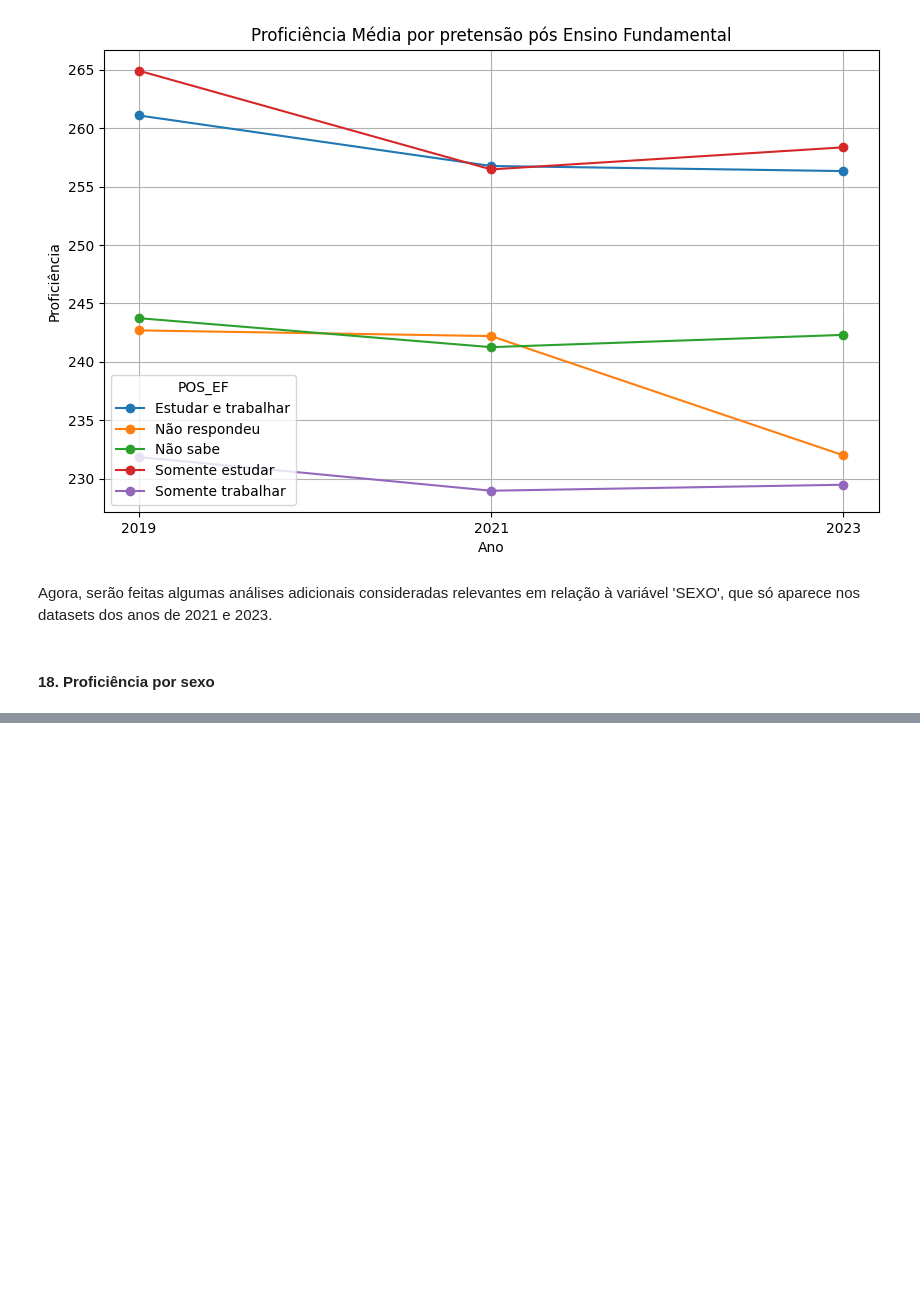
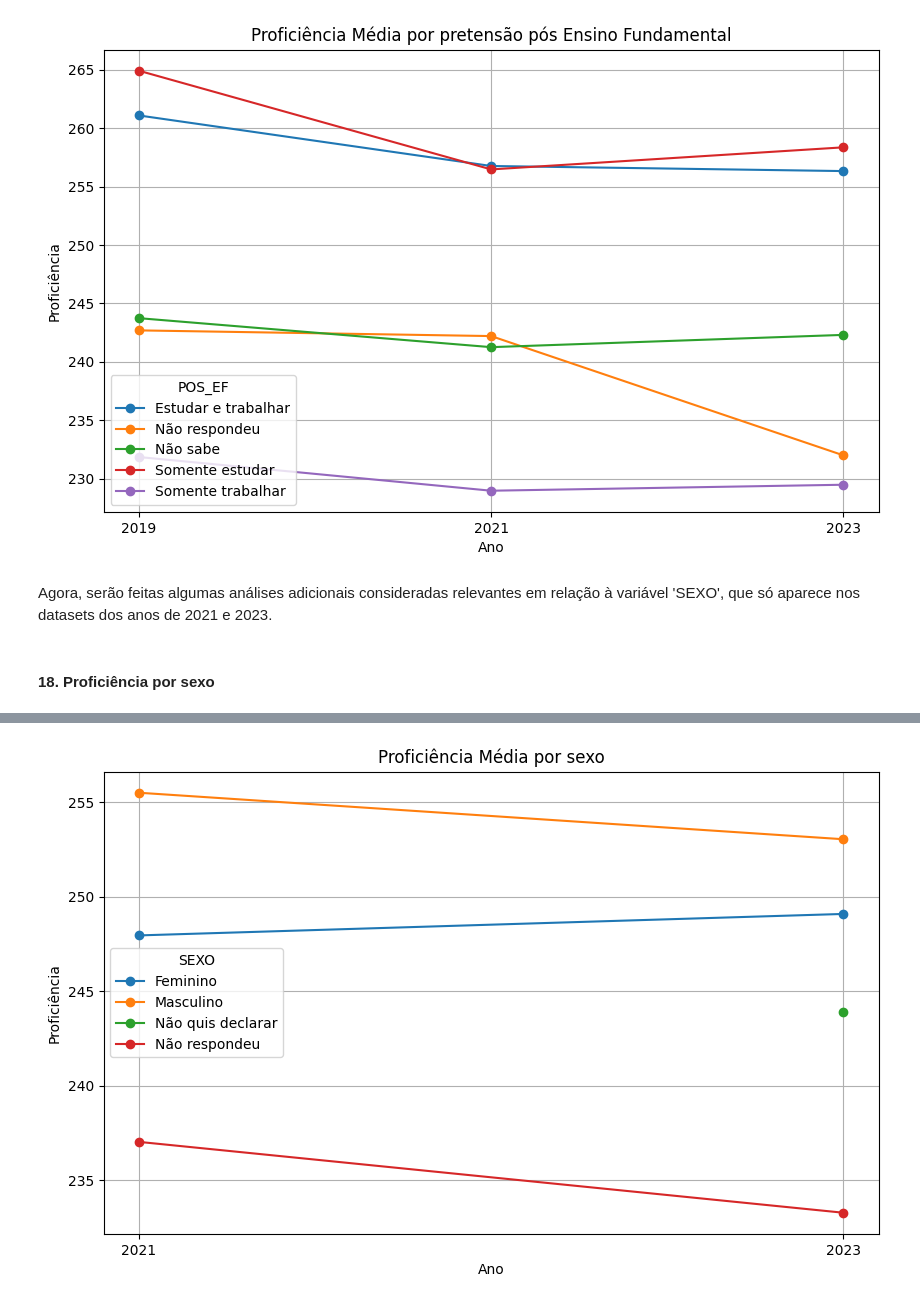
Before and after one commit to emilly788/TCC, a Jupyter notebook: 3. Análise Exploratória.ipynb, the cells around one changed output, grey strips where cells are left out. Saved outputs shown, nothing was run; the diff lists cells and outputs as text; code cells hidden in the pictures; blank space fills up the shorter version.

```diff
--- a/3. Análise Exploratória.ipynb
+++ b/3. Análise Exploratória.ipynb
@@ -582,5 +582,7 @@ plt.show()
 [figure]
 # %% [markdown]
 Agora, serão feitas algumas análises adicionais consideradas relevantes em relação à variável 'SEXO', que só aparece nos datasets dos anos de 2021 e 2023.
+# %%
+df_final_2 = pd.read_parquet(r"C:\Users\emill\Downloads\TCC\processed\BASE_AED.parquet", engine="pyarrow")
 # %% [markdown]
 #### 18. Proficiência por sexo
@@ -586,0 +600,21 @@ Agora, serão feitas algumas análises adicionais consideradas relevantes em rel
+# %%
+media_sexo = (
+    df_final_2.groupby(["ANO", "SEXO"])["PROFICIENCIA_SAEB"]
+    .mean()
+    .unstack()
+)
+media_sexo.plot(
+    kind="line",
+    marker="o",
+    figsize=(10,6)
+)
+plt.xticks(media_sexo.index)
+plt.title("Proficiência Média por sexo")
+plt.xlabel("Ano")
+plt.ylabel("Proficiência")
+
+plt.grid(True)
+
+plt.show()
+# %% [output]
+[figure, added]
```
Also changed, not shown: parts of 3 cells of this notebook.
